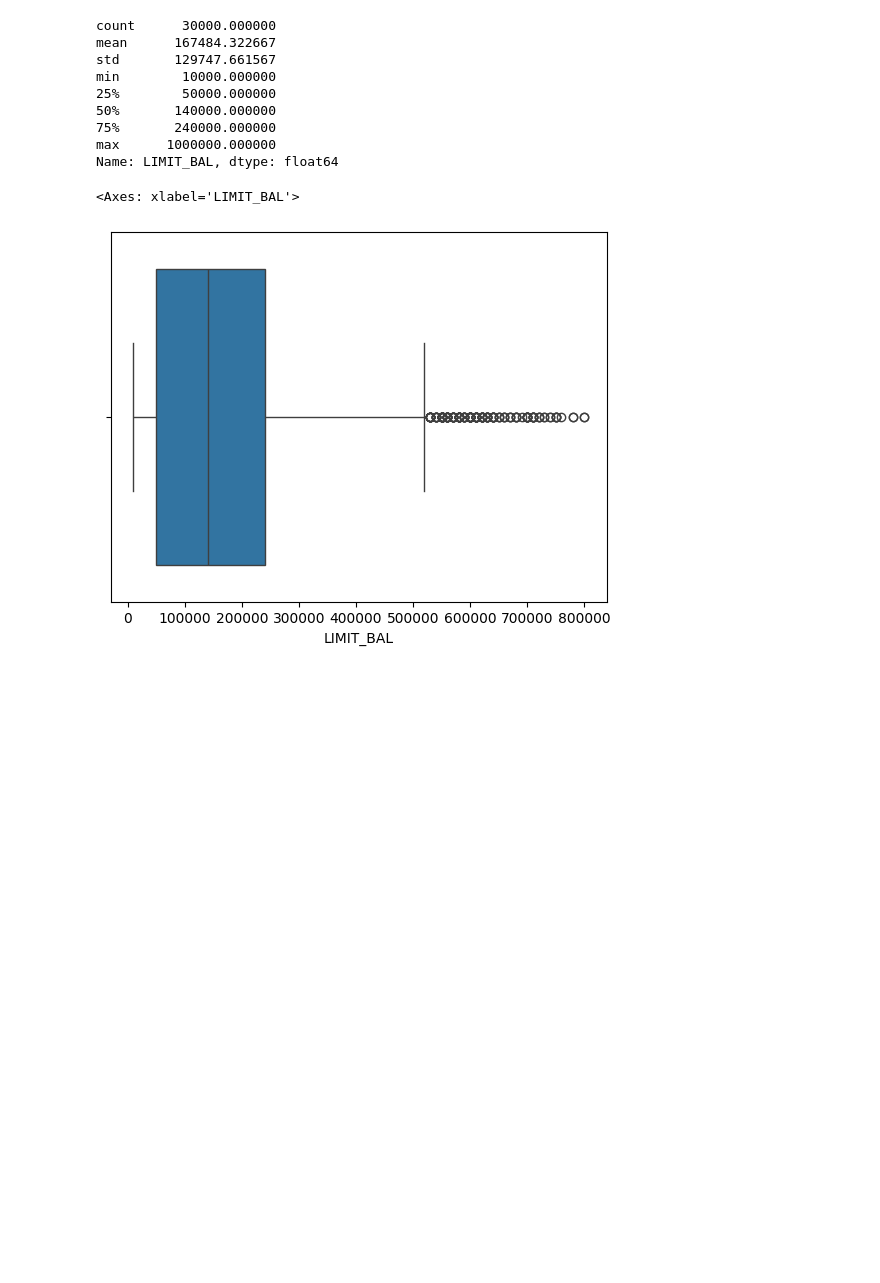
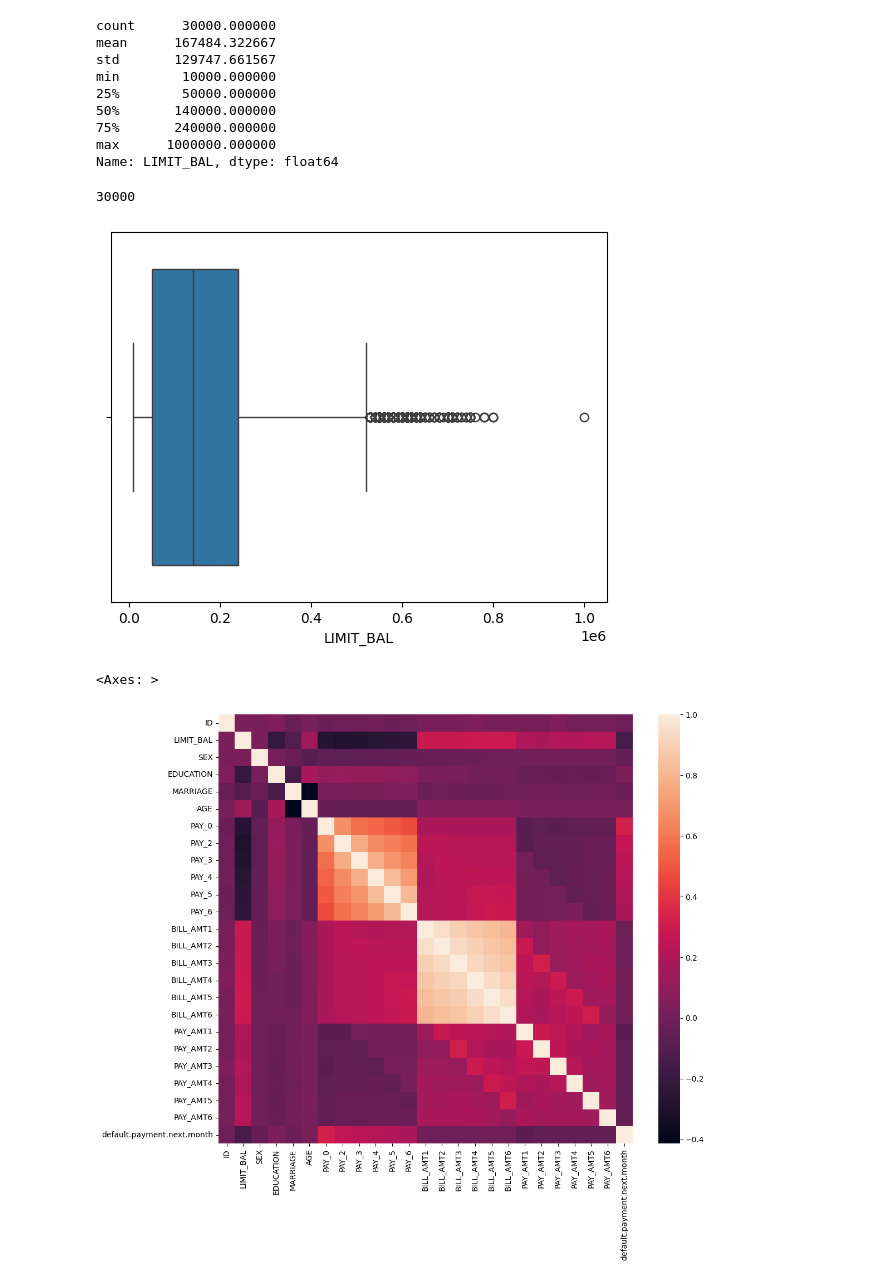
Before and after one commit to adenkru/Intro-Sent-Analysis, a Jupyter notebook: Credit Default.ipynb, the cells around one changed output. Cells and saved outputs as stored; diff of their text form; code cells hidden in the pictures; blank space fills up the shorter version.

```diff
--- a/Credit Default.ipynb
+++ b/Credit Default.ipynb
@@ -140,8 +144,16 @@ min        10000.000000
 max      1000000.000000
 Name: LIMIT_BAL, dtype: float64
 # %%
-df = df[df['LIMIT_BAL'] < 900000]
+data = df[df['LIMIT_BAL'] < 900000]
 sns.boxplot(x = df['LIMIT_BAL'])
+print(len(df.index))
 # %% [output]
-<Axes: xlabel='LIMIT_BAL'>
+30000
-[figure, old version]
+[figure, new version]
+# %%
+corr = data.corr()
+plt.figure(figsize= (12,10))
+sns.heatmap(corr)
+# %% [output]
+<Axes: >
+[figure, added]
```
Also changed, not shown: parts of 23 cells of this notebook.
